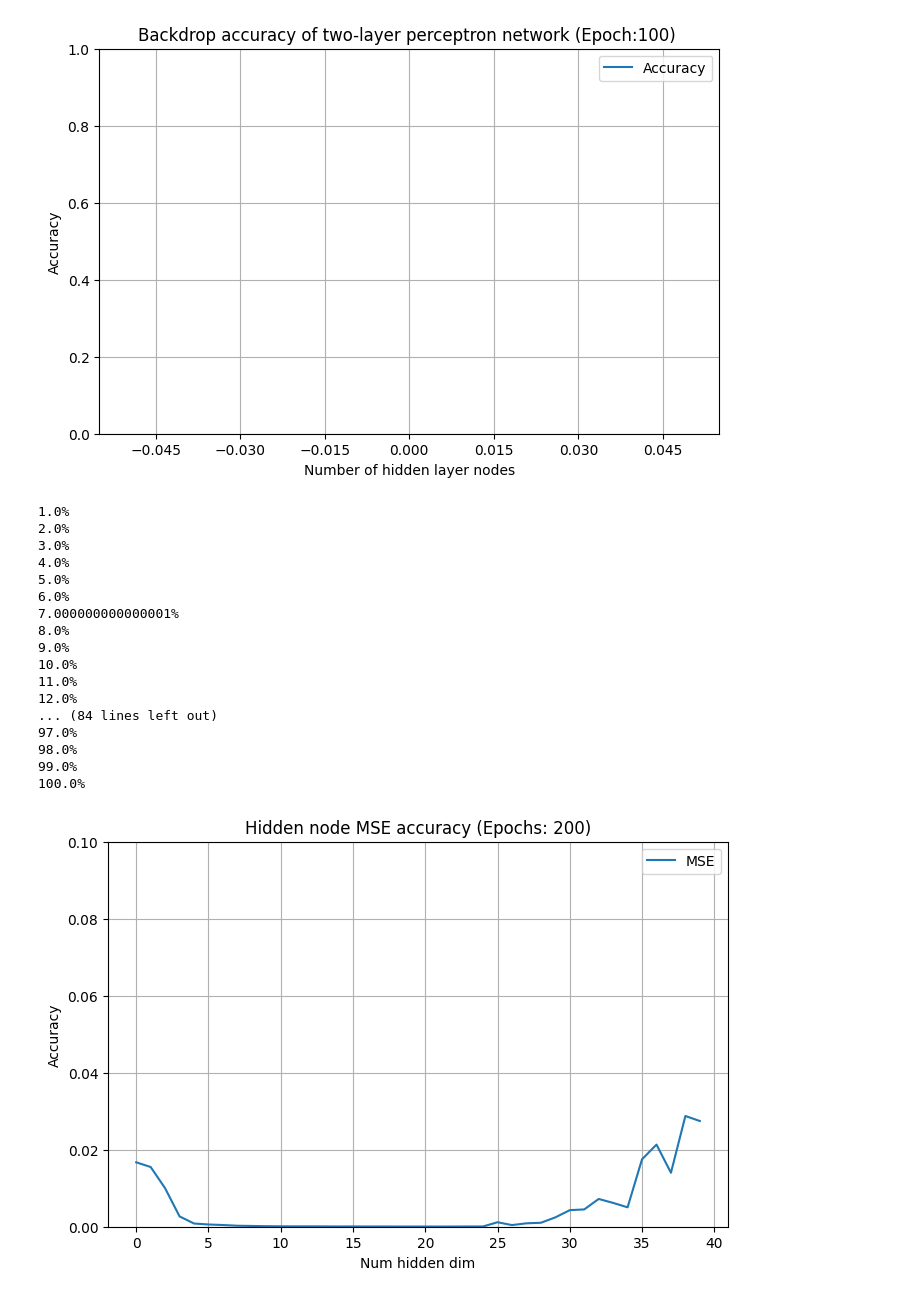
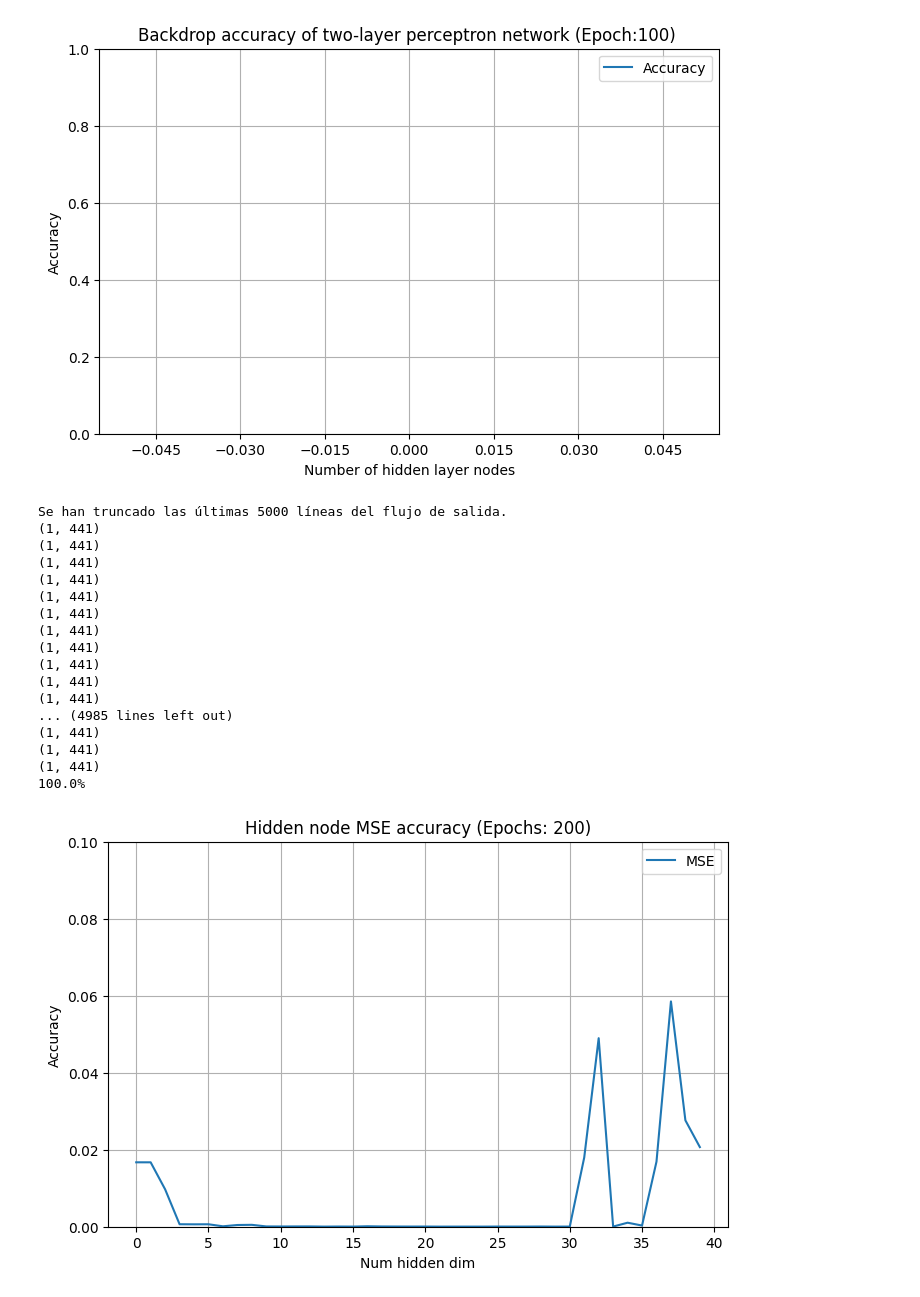
Before and after one commit to Ton3t3/DD2437, a Jupyter notebook: lab_1b/lab_1b_part_one.ipynb, the cells around one changed output. Cells and saved outputs as stored; diff of their text form; code cells hidden in the pictures.

```diff
--- a/lab_1b/lab_1b_part_one.ipynb
+++ b/lab_1b/lab_1b_part_one.ipynb
@@ -411,23 +411,21 @@ def mse_gauss(w, v, X, t):
   return np.mean((t.flatten() - labels_pred)**2) / 4
 
 
-def backprop_gauss(x_train, hidden_dim, x_val=None, batch_size=None):
-  x,y = x_train[0], x_train[1]
-  xx,yy = np.meshgrid(x,y)
-  X_train, t_train = pattern_target_generator(xx,yy) # (2,len(x)*len(y)), (1,len(x)*len(y))
+def backprop_gauss(X_train, t_train, hidden_dim, subsamp=None, X_val=None, t_val=None, batch_size=None):
+
   perm = np.random.permutation(X_train.shape[1])
   X_train, t_train = X_train[:,perm], t_train[:,perm]
-
   '''
   If validation data is provided, use it. Otherwise,
   we reuse training data for validation.
   '''
-  if x_val is not None:
-    x_v, y_v = x_val[0], x_val[1]
-    xx_v, yy_v = np.meshgrid(x_v,y_v)
-    X_val, t_val = pattern_target_generator(xx_v, yy_v) #SAME PROCESS AS WITH TRAINING
+  if X_val is not None:
+    # x_v, y_v = x_val[0], x_val[1]
+    # xx_v, yy_v = np.meshgrid(x_v,y_v)
+    # X_val, t_val = pattern_target_generator(xx_v, yy_v) #SAME PROCESS AS WITH TRAINING
     perm_val = np.random.permutation(X_val.shape[1])
-    X_val, t_val = X_val[:,perm_val], t_val[:,perm_val]
+    X_val, t_val = X_val[:,perm], t_val[:,perm]
+    X_val, t_val = X_val[:,perm], t_val[:,perm]
   else:
     X_val = X_train
     t_val = t_train
@@ -456,7 +454,14 @@ def backprop_gauss(x_train, hidden_dim, x_val=None, batch_size=None):
       h_in, h_out, o_in, o_out, X_bias, H_bias = forward_pass(w, v, X_batch)
 
       original_indices = np.argsort(perm)
-      zz = o_out[:, original_indices].reshape(len(x), len(y)) #Due to permutations
+      print(o_out.shape)
+
+      # mask = np.zeros(X_train.shape[1] + X_val.shape[1], dtype=bool)
+      # mask[subsamp] = True
+      # X_masked = X_prev.copy()
+      # X_masked[:, ~mask] = 0
+
+      zz = o_out[:, original_indices].reshape(21, 21) #Due to permutations  (NOT SCALABLE!!)
       gaussian_history.append(zz.copy())
 
       ''' 2nd: BACKWARD PASS: Error signal (delta) computed for each node'''
@@ -474,66 +479,68 @@ def backprop_gauss(x_train, hidden_dim, x_val=None, batch_size=None):
     v_history.append(v.copy())
     #print(f'Epoch {_+1}/{number_epochs} - Accuracy: {accuracy*100:.2f}%')
   # print(v_history)
-  return np.array(w_history), np.array(v_history), (xx,yy,np.array(gaussian_history)), np.array(classification_accuracy_history), np.array(mse_history)
+  return np.array(w_history), np.array(v_history), np.array(gaussian_history), np.array(classification_accuracy_history), np.array(mse_history)
 # %%
 x = np.linspace(-5,5,21)
 y = np.linspace(-5,5,21)
-x_train = np.vstack((x,y))
+
 number_epochs = 200
 hidden_nodes = 40
 total_hidden_node_mse = []
-num_iterations = 100
+num_iterations = 1
 for a in range(num_iterations):
   hidden_node_mse = []
   for i in range(hidden_nodes):
-    w_history, v_history, (xx,yy,zz), classification_accuracy_history, mse_history = backprop_gauss(x_train, hidden_dim=i)
+    xx,yy = np.meshgrid(x,y)
+    X_train, t_train = pattern_target_generator(xx,yy) # (2,len(x)*len(y)), (1,len(x)*len(y))
+    w_history, v_history, zz, classification_accuracy_history, mse_history = backprop_gauss(X_train, t_train, hidden_dim=i)
     # fig = plt.figure()
     # ax = plt.axes(projection='3d')
     # ax.plot_surface(xx, yy, zz[-1,:,:], cmap=cm.coolwarm, linewidth=0, antialiased=False)
     # ax.set_xlabel('x')
     # ax.set_ylabel('y')
     # ax.set_zlabel('z')
     # ax.set_title(f"Num hidden dimensions: {i}")
     # title = f'Backprop with two-layer perceptron network (Hidden layer: {i})'
     # plot_accuracy(mse_history, classification_accuracy_history, title)
     # print(f"MSE end: {mse_history[-1]}\n")
     hidden_node_mse.append(mse_history[-1])
   if a == 0:
     total_hidden_node_mse = np.array(hidden_node_mse).reshape(1,hidden_nodes)
   else:
     new_hidden_node_mse = np.array(hidden_node_mse).reshape(1,hidden_nodes)
     total_hidden_node_mse = np.vstack((new_hidden_node_mse, total_hidden_node_mse))
   # print(np.array(total_hidden_node_mse).shape)
   print(f"{(a+1)/num_iterations*100}%")
 total_hidden_node_mse = np.array(total_hidden_node_mse).reshape(num_iterations, hidden_nodes)
 plot_total_hidden_node_mse = np.mean(total_hidden_node_mse, axis=0)
 # print(plot_total_hidden_node_mse.shape)
 plt.figure(figsize=(8, 5))
 plt.plot(plot_total_hidden_node_mse, label='MSE')
 plt.title(f"Hidden node MSE accuracy (Epochs: {number_epochs})")
 plt.xlabel('Num hidden dim')
 plt.ylabel('Accuracy')
 plt.ylim(0, 0.1)
 plt.grid()
 plt.gca().xaxis.set_major_locator(MaxNLocator(integer=True))
 plt.legend()
 plt.show()
 # %% [output]
-1.0%
-2.0%
-3.0%
-4.0%
-5.0%
-6.0%
-7.000000000000001%
-8.0%
-9.0%
-10.0%
-11.0%
-12.0%
-... (84 lines left out)
-97.0%
-98.0%
-99.0%
+Se han truncado las últimas 5000 líneas del flujo de salida.
+(1, 441)
+(1, 441)
+(1, 441)
+(1, 441)
+(1, 441)
+(1, 441)
+(1, 441)
+(1, 441)
+(1, 441)
+(1, 441)
+(1, 441)
+... (4985 lines left out)
+(1, 441)
+(1, 441)
+(1, 441)
 100.0%
-[figure, old version]
+[figure, new version]
```
Also changed, not shown: parts of 2 cells of this notebook.
